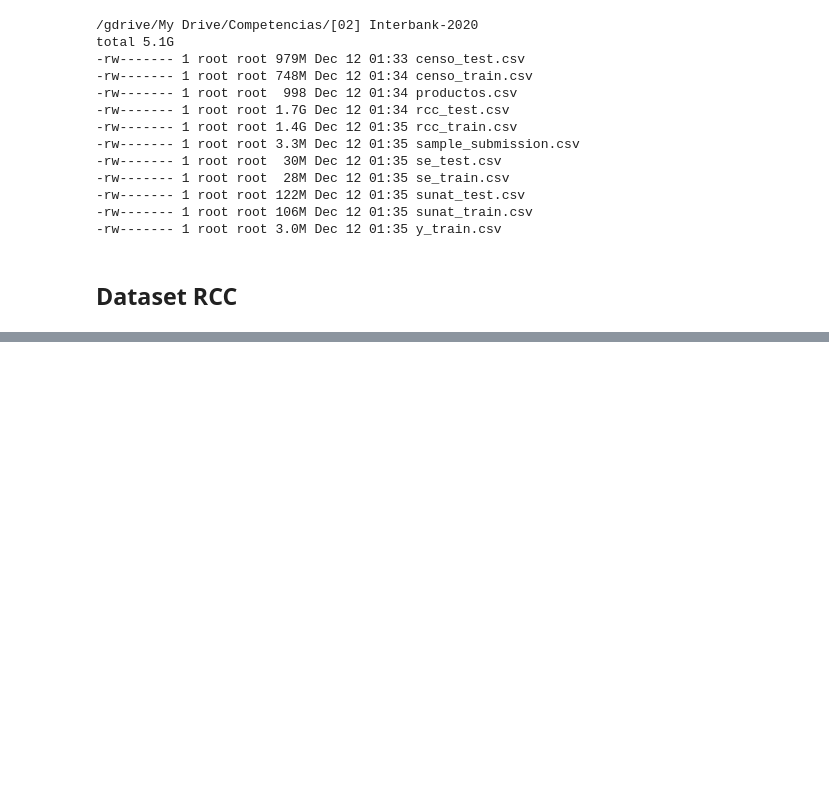
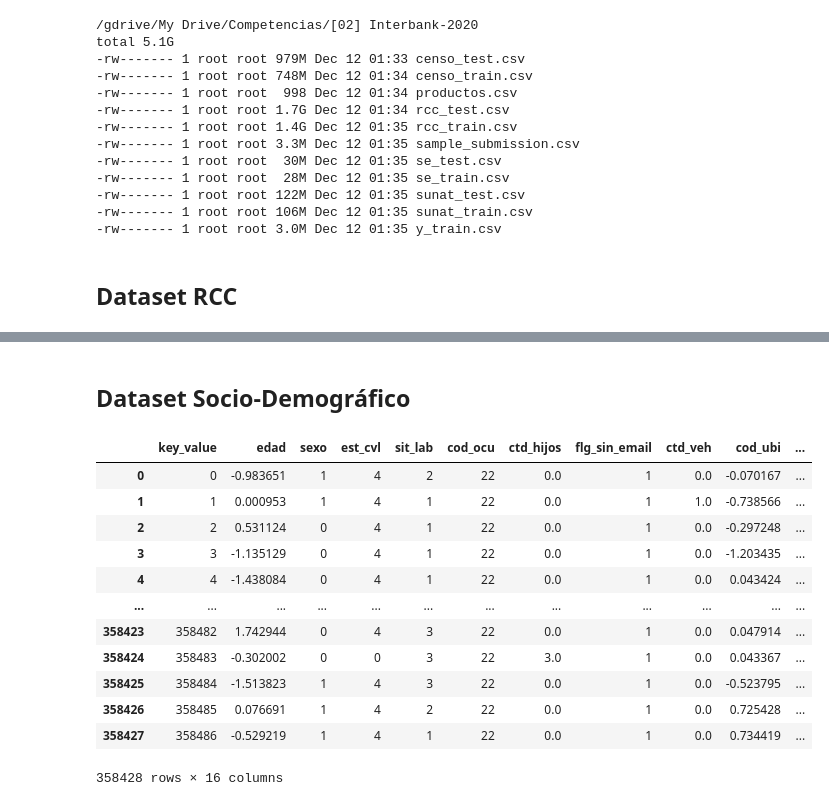
Before and after one commit to mlaricobar/solution-datathon-interbank-2020, a Jupyter notebook: [03] Feature Engineering.ipynb, the cells around one changed output, grey strips where cells are left out. Cells and saved outputs as stored; diff of their text form; code cells hidden in the pictures; blank space fills up the shorter version.

```diff
--- a/[03] Feature Engineering.ipynb
+++ b/[03] Feature Engineering.ipynb
@@ -169,0 +191,24 @@ df_rcc_agg.to_csv("[01] Intermediate/ds_rcc.csv", index=False)
+# %% [markdown]
+## Dataset Socio-Demográfico
+# %%
+df_se_train = optimizar_df(pd.read_csv("[00] Data/se_train.csv"))
+df_se_test = optimizar_df(pd.read_csv("[00] Data/se_test.csv"))
+df_y_train = optimizar_df(pd.read_csv("[00] Data/y_train.csv"))
+# %%
+df_se_train = df_se_train.merge(df_y_train, how="left", on="key_value")
+# %%
+df_se_train
+# %% [output]
+|  | key_value | edad | sexo | est_cvl | sit_lab | cod_ocu | ctd_hijos | flg_sin_email | ctd_veh | cod_ubi | ... |
+| 0 | 0 | -0.983651 | 1 | 4 | 2 | 22 | 0.0 | 1 | 0.0 | -0.070167 | ... |
+| 1 | 1 | 0.000953 | 1 | 4 | 1 | 22 | 0.0 | 1 | 1.0 | -0.738566 | ... |
+| 2 | 2 | 0.531124 | 0 | 4 | 1 | 22 | 0.0 | 1 | 0.0 | -0.297248 | ... |
+| 3 | 3 | -1.135129 | 0 | 4 | 1 | 22 | 0.0 | 1 | 0.0 | -1.203435 | ... |
+| 4 | 4 | -1.438084 | 0 | 4 | 1 | 22 | 0.0 | 1 | 0.0 | 0.043424 | ... |
+| ... | ... | ... | ... | ... | ... | ... | ... | ... | ... | ... | ... |
+| 358423 | 358482 | 1.742944 | 0 | 4 | 3 | 22 | 0.0 | 1 | 0.0 | 0.047914 | ... |
+| 358424 | 358483 | -0.302002 | 0 | 0 | 3 | 22 | 3.0 | 1 | 0.0 | 0.043367 | ... |
+| 358425 | 358484 | -1.513823 | 1 | 4 | 3 | 22 | 0.0 | 1 | 0.0 | -0.523795 | ... |
+| 358426 | 358485 | 0.076691 | 1 | 4 | 2 | 22 | 0.0 | 1 | 0.0 | 0.725428 | ... |
+| 358427 | 358486 | -0.529219 | 1 | 4 | 1 | 22 | 0.0 | 1 | 0.0 | 0.734419 | ... |
+358428 rows × 16 columns
```
Also changed, not shown: parts of 24 cells of this notebook.
